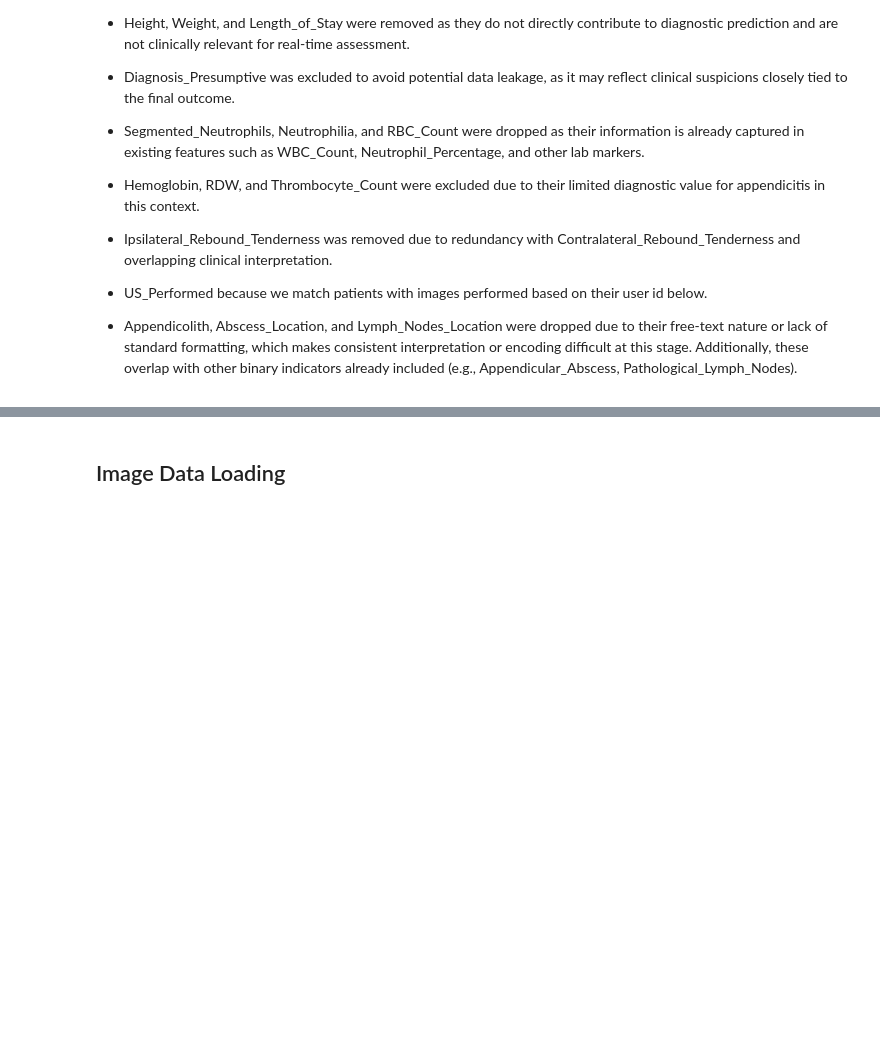
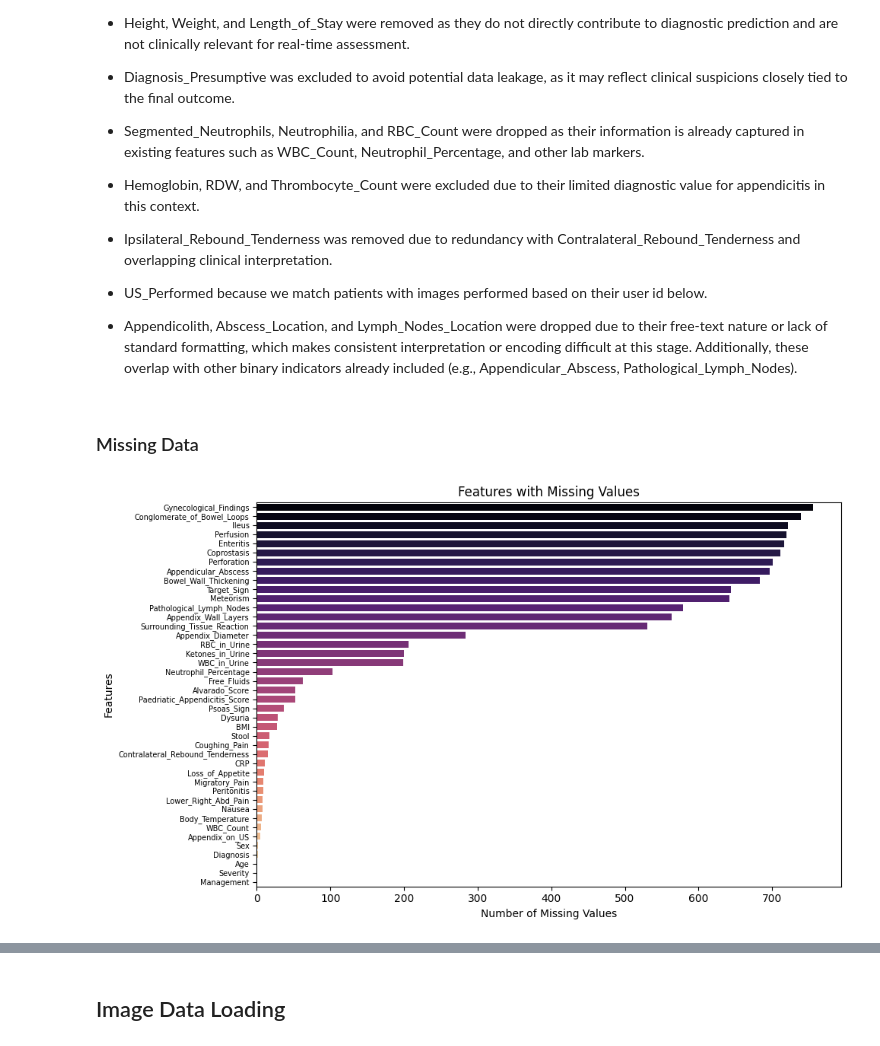
Before and after one commit to AlyssaMiaTaliotis/paediatric-apendicitis, a Jupyter notebook: notebooks/MS2.ipynb, the cells around one changed output, grey strips where cells are left out. Drawn from its saved outputs; the diff is of its cells as text; code cells hidden in the pictures; blank space fills up the shorter version.

```diff
--- a/notebooks/MS2.ipynb
+++ b/notebooks/MS2.ipynb
@@ -116,3 +106,19 @@ In our preprocessing, we identified and dropped a number of variables from the o
 - US_Performed because we match patients with images performed based on their user id below.
 
 - Appendicolith, Abscess_Location, and Lymph_Nodes_Location were dropped due to their free-text nature or lack of standard formatting, which makes consistent interpretation or encoding difficult at this stage. Additionally, these overlap with other binary indicators already included (e.g., Appendicular_Abscess, Pathological_Lymph_Nodes).
+# %% [markdown]
+### Missing Data
+# %%
+missing_counts = app_data[feature_variables + target_variables].isnull().sum()
+missing_counts = missing_counts[missing_counts > 0].sort_values(ascending=False)
+
+plt.figure(figsize=(10, 6))
+sns.barplot(x=missing_counts.values, y=missing_counts.index, hue=missing_counts.index,
+            dodge=False, palette="magma", legend=False)
+plt.title("Features with Missing Values")
+plt.xlabel("Number of Missing Values")
+plt.ylabel("Features")
+plt.tick_params(axis='y', labelsize=7)
+plt.tight_layout()
+# %% [output]
+[figure, added]
```
Also changed, not shown: parts of 34 cells of this notebook, 4 other files.
